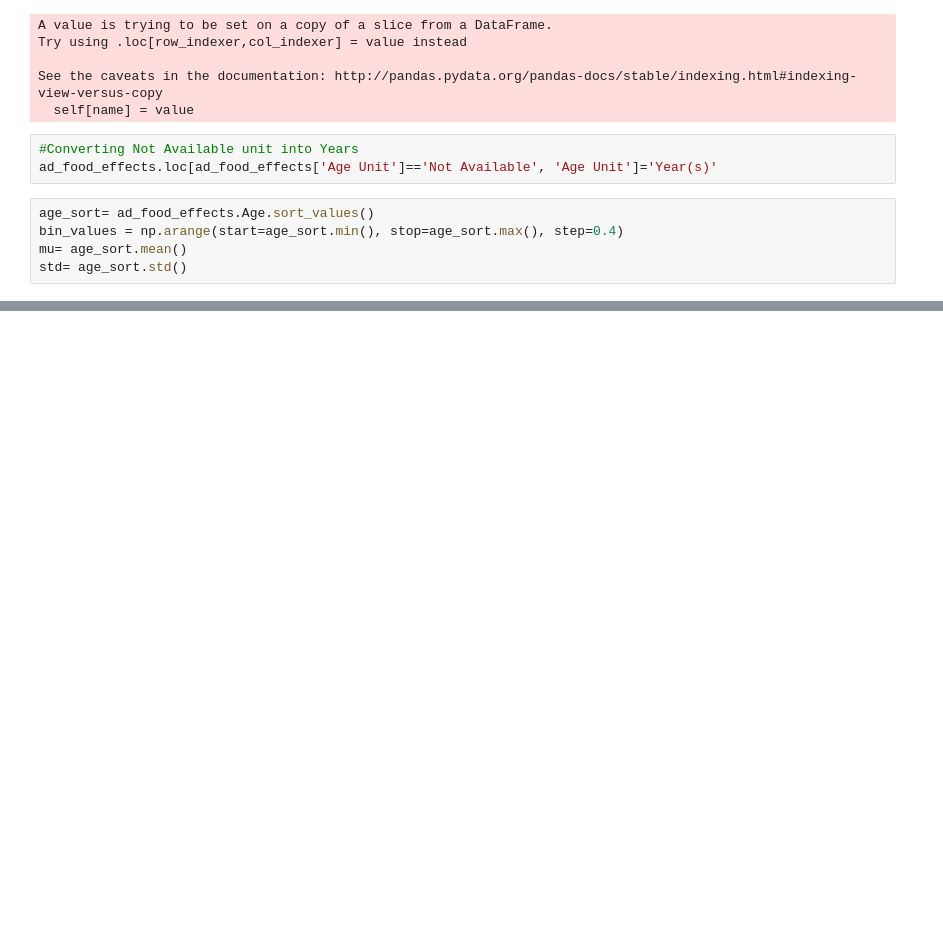
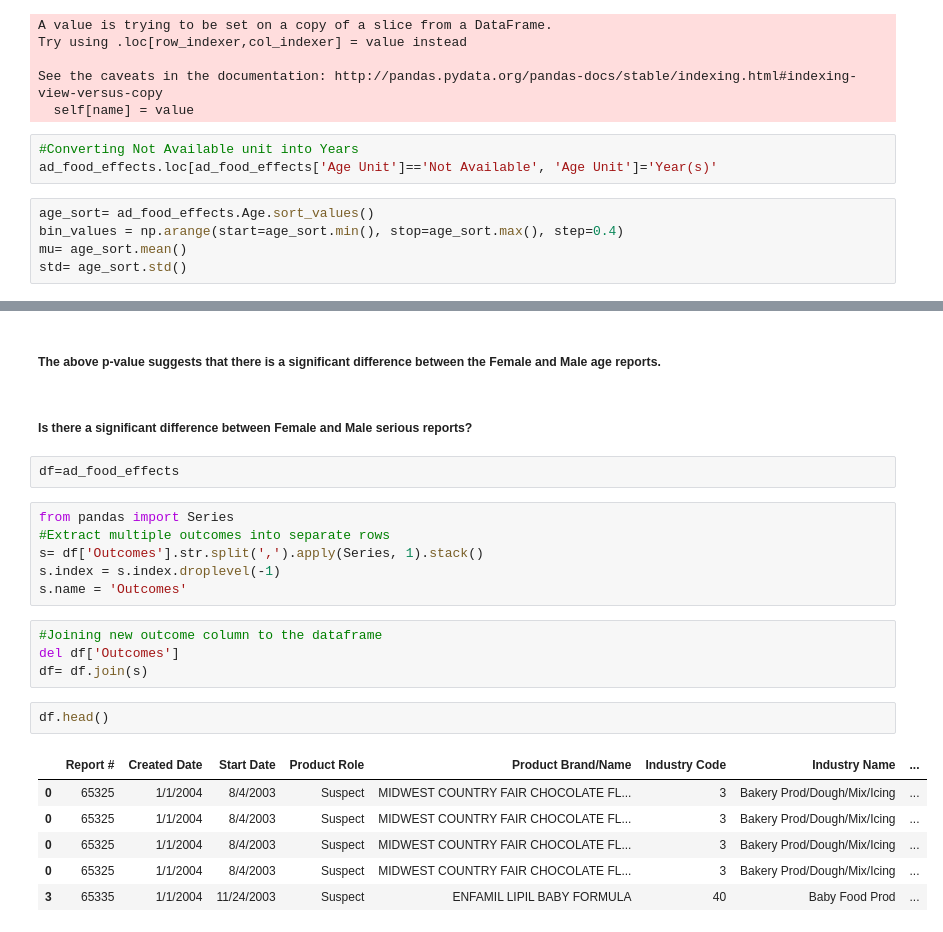
Before and after one commit to Vinuthask/Capstone-Project-1, a Jupyter notebook: AdverseFood_E.ipynb, the cells around one changed output, grey strips where cells are left out. Saved outputs shown, nothing was run; the diff lists cells and outputs as text; blank space fills up the shorter version.

```diff
--- a/AdverseFood_E.ipynb
+++ b/AdverseFood_E.ipynb
@@ -258,0 +246,25 @@ Text(0.5,1,'Age Distribution')
+# %% [markdown]
+##### The above p-value suggests that there is a significant difference between the Female and Male age reports.
+# %% [markdown]
+##### Is there a significant difference between Female and Male serious reports?
+# %%
+df=ad_food_effects
+# %%
+from pandas import Series
+#Extract multiple outcomes into separate rows
+s= df['Outcomes'].str.split(',').apply(Series, 1).stack()
+s.index = s.index.droplevel(-1)
+s.name = 'Outcomes'
+# %%
+#Joining new outcome column to the dataframe
+del df['Outcomes']
+df= df.join(s)
+# %%
+df.head()
+# %% [output]
+|  | Report # | Created Date | Start Date | Product Role | Product Brand/Name | Industry Code | Industry Name | ... |
+| 0 | 65325 | 1/1/2004 | 8/4/2003 | Suspect | MIDWEST COUNTRY FAIR CHOCOLATE FL... | 3 | Bakery Prod/Dough/Mix/Icing | ... |
+| 0 | 65325 | 1/1/2004 | 8/4/2003 | Suspect | MIDWEST COUNTRY FAIR CHOCOLATE FL... | 3 | Bakery Prod/Dough/Mix/Icing | ... |
+| 0 | 65325 | 1/1/2004 | 8/4/2003 | Suspect | MIDWEST COUNTRY FAIR CHOCOLATE FL... | 3 | Bakery Prod/Dough/Mix/Icing | ... |
+| 0 | 65325 | 1/1/2004 | 8/4/2003 | Suspect | MIDWEST COUNTRY FAIR CHOCOLATE FL... | 3 | Bakery Prod/Dough/Mix/Icing | ... |
+| 3 | 65335 | 1/1/2004 | 11/24/2003 | Suspect | ENFAMIL LIPIL BABY FORMULA | 40 | Baby Food Prod | ... |
```
Also changed, not shown: parts of 37 cells of this notebook.
